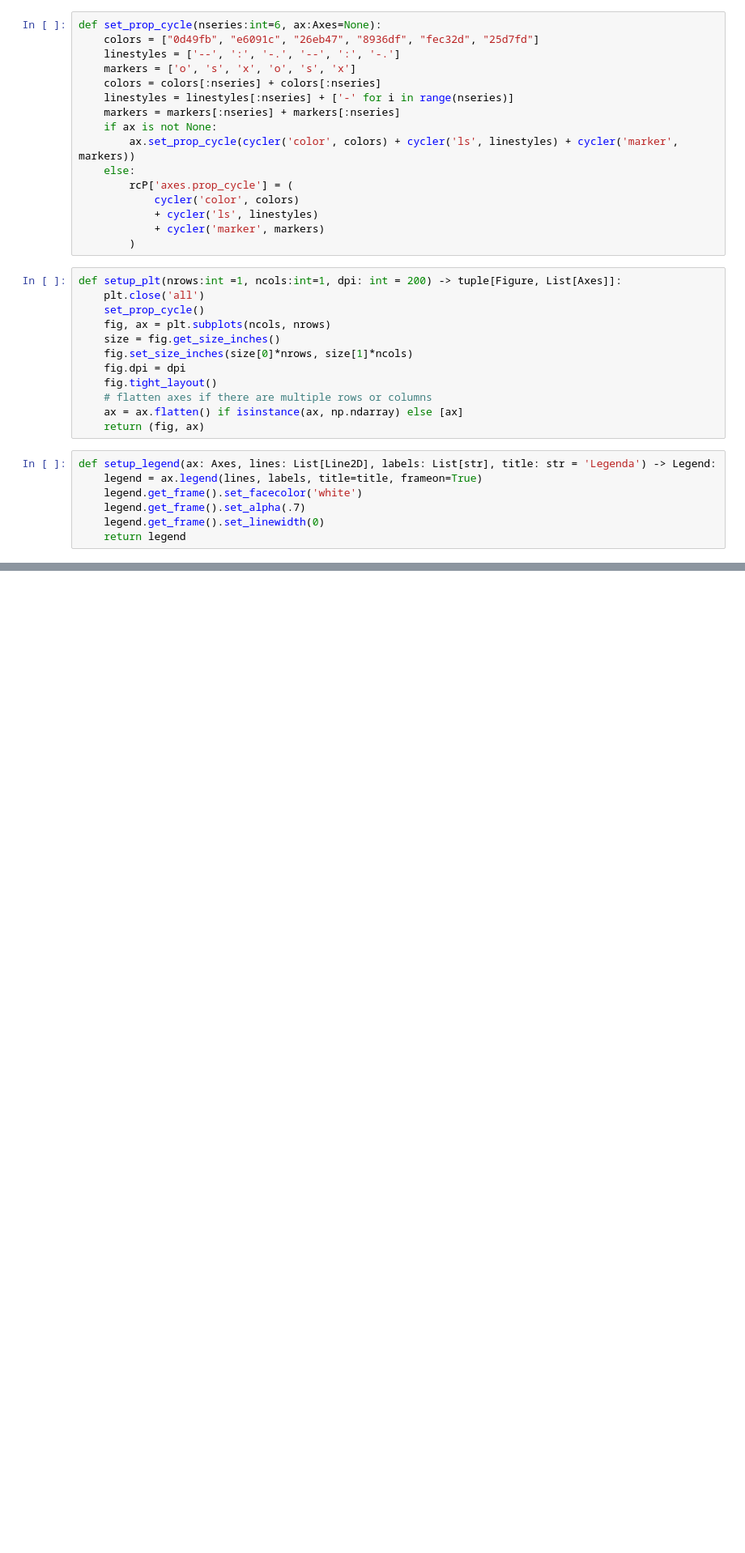
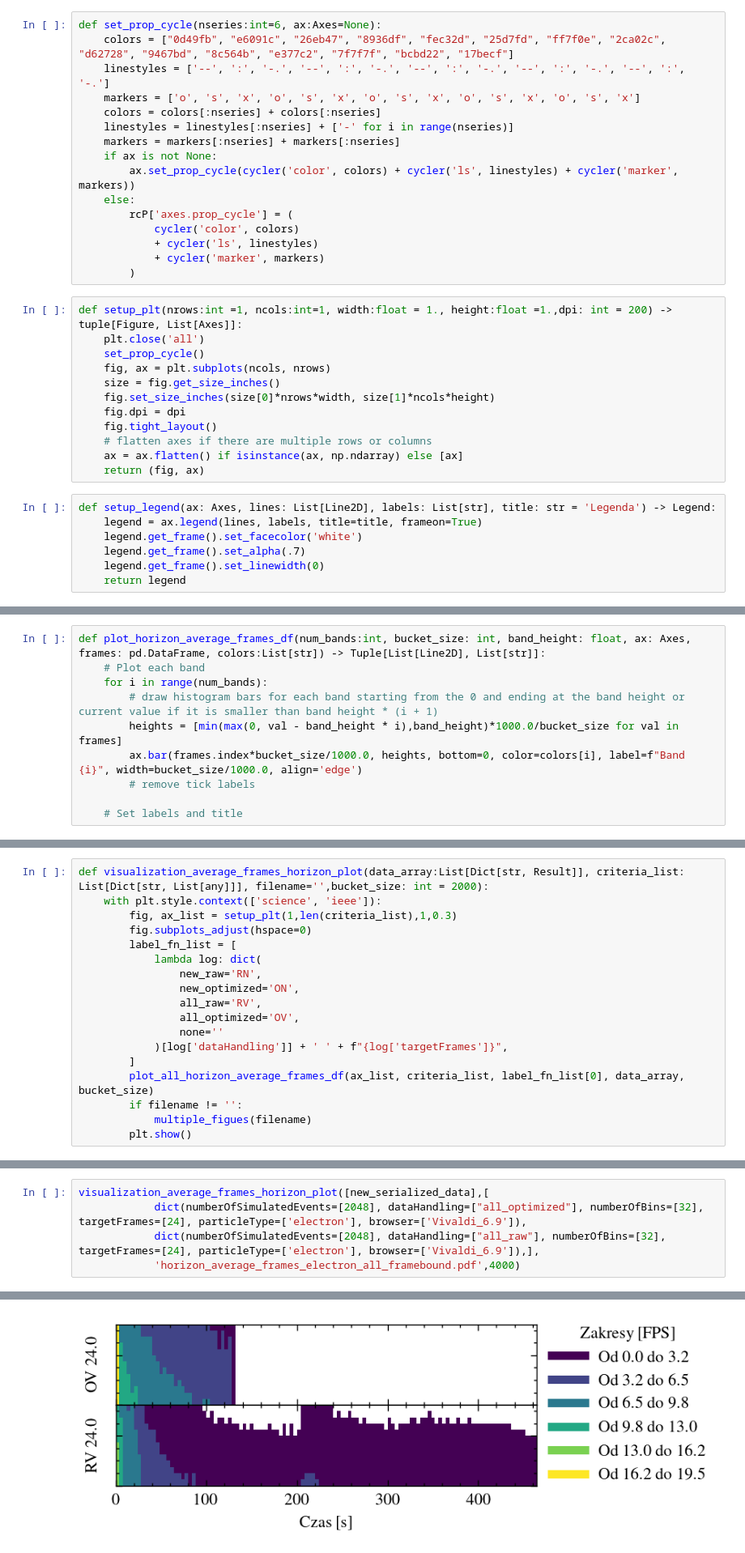
Before and after one commit to Derstilon/geant4-wasm-performance, a Jupyter notebook: result_plot/result_plot.IPYNB, the cells around one changed output, grey strips where cells are left out. Shown at 81% size. Saved outputs shown, nothing was run; the diff lists cells and outputs as text; blank space fills up the shorter version.

```diff
--- a/result_plot/result_plot.IPYNB
+++ b/result_plot/result_plot.IPYNB
@@ -271,9 +347,9 @@ def annotate_percentage_difference(df: pd.DataFrame, value_label:str, ax: Axes,
         print("Not enough data to calculate percentage difference.")
 # %%
 def set_prop_cycle(nseries:int=6, ax:Axes=None):
-    colors = ["0d49fb", "e6091c", "26eb47", "8936df", "fec32d", "25d7fd"]
-    linestyles = ['--', ':', '-.', '--', ':', '-.']
-    markers = ['o', 's', 'x', 'o', 's', 'x']
+    colors = ["0d49fb", "e6091c", "26eb47", "8936df", "fec32d", "25d7fd", "ff7f0e", "2ca02c", "d62728", "9467bd", "8c564b", "e377c2", "7f7f7f", "bcbd22", "17becf"]
+    linestyles = ['--', ':', '-.', '--', ':', '-.', '--', ':', '-.', '--', ':', '-.', '--', ':', '-.']
+    markers = ['o', 's', 'x', 'o', 's', 'x', 'o', 's', 'x', 'o', 's', 'x', 'o', 's', 'x']
     colors = colors[:nseries] + colors[:nseries]
     linestyles = linestyles[:nseries] + ['-' for i in range(nseries)]
     markers = markers[:nseries] + markers[:nseries]
@@ -286,12 +362,12 @@ def set_prop_cycle(nseries:int=6, ax:Axes=None):
             + cycler('marker', markers)
         )
 # %%
-def setup_plt(nrows:int =1, ncols:int=1, dpi: int = 200) -> tuple[Figure, List[Axes]]:
+def setup_plt(nrows:int =1, ncols:int=1, width:float = 1., height:float =1.,dpi: int = 200) -> tuple[Figure, List[Axes]]:
     plt.close('all')
     set_prop_cycle()
     fig, ax = plt.subplots(ncols, nrows)
     size = fig.get_size_inches()
-    fig.set_size_inches(size[0]*nrows, size[1]*ncols)
+    fig.set_size_inches(size[0]*nrows*width, size[1]*ncols*height)
     fig.dpi = dpi
     fig.tight_layout()
     # flatten axes if there are multiple rows or columns
@@ -433,0 +592,10 @@ B) Porównanie czasu inicjalizacji symulatora z uruchomieniem lub bez uruchomien
+# %%
+def plot_horizon_average_frames_df(num_bands:int, bucket_size: int, band_height: float, ax: Axes, frames: pd.DataFrame, colors:List[str]) -> Tuple[List[Line2D], List[str]]:
+    # Plot each band
+    for i in range(num_bands):
+        # draw histogram bars for each band starting from the 0 and ending at the band height or current value if it is smaller than band height * (i + 1)
+        heights = [min(max(0, val - band_height * i),band_height)*1000.0/bucket_size for val in frames]
+        ax.bar(frames.index*bucket_size/1000.0, heights, bottom=0, color=colors[i], label=f"Band {i}", width=bucket_size/1000.0, align='edge')
+        # remove tick labels
+
+    # Set labels and title
@@ -433,0 +721,18 @@ B) Porównanie czasu inicjalizacji symulatora z uruchomieniem lub bez uruchomien
+# %%
+def visualization_average_frames_horizon_plot(data_array:List[Dict[str, Result]], criteria_list: List[Dict[str, List[any]]], filename='',bucket_size: int = 2000):
+    with plt.style.context(['science', 'ieee']):
+        fig, ax_list = setup_plt(1,len(criteria_list),1,0.3)
+        fig.subplots_adjust(hspace=0)
+        label_fn_list = [
+            lambda log: dict(
+                new_raw='RN',
+                new_optimized='ON',
+                all_raw='RV',
+                all_optimized='OV',
+                none=''
+            )[log['dataHandling']] + ' ' + f"{log['targetFrames']}",
+        ]
+        plot_all_horizon_average_frames_df(ax_list, criteria_list, label_fn_list[0], data_array, bucket_size)
+        if filename != '':
+            multiple_figues(filename)
+        plt.show()
@@ -433,0 +759,6 @@ B) Porównanie czasu inicjalizacji symulatora z uruchomieniem lub bez uruchomien
+# %%
+visualization_average_frames_horizon_plot([new_serialized_data],[
+            dict(numberOfSimulatedEvents=[2048], dataHandling=["all_optimized"], numberOfBins=[32], targetFrames=[24], particleType=['electron'], browser=['Vivaldi_6.9']),
+            dict(numberOfSimulatedEvents=[2048], dataHandling=["all_raw"], numberOfBins=[32], targetFrames=[24], particleType=['electron'], browser=['Vivaldi_6.9']),],
+            'horizon_average_frames_electron_all_framebound.pdf',4000)
+# %% [output]
@@ -433,0 +766 @@ B) Porównanie czasu inicjalizacji symulatora z uruchomieniem lub bez uruchomien
+[figure, added]
```
Also changed, not shown: parts of 42 cells of this notebook, 5 other files.
